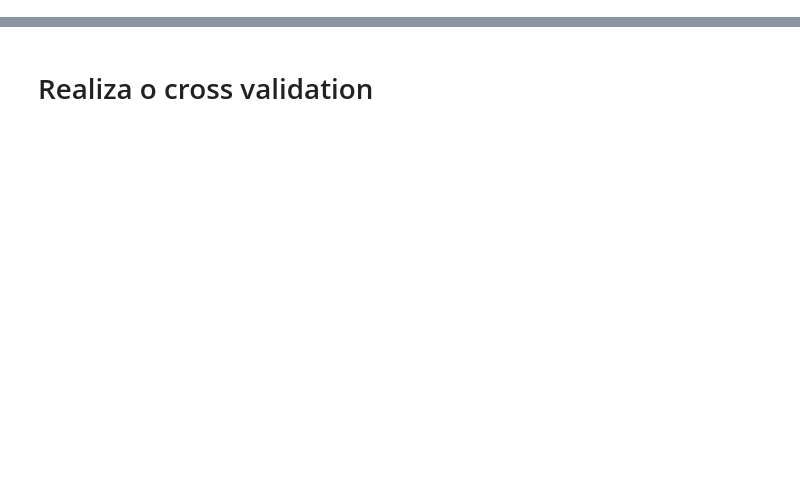
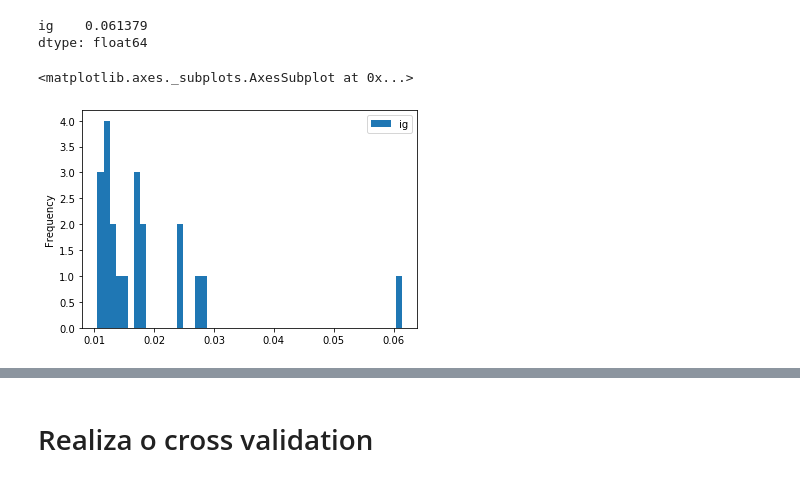
Before and after one commit to markuvinicius/monografia_pece, a Jupyter notebook: jupyter-notebooks/twitter_analysis.ipynb, the cells around one changed output, grey strips where cells are left out. Drawn from its saved outputs; the diff is of its cells as text; code cells hidden in the pictures; blank space fills up the shorter version.

```diff
--- a/jupyter-notebooks/twitter_analysis.ipynb
+++ b/jupyter-notebooks/twitter_analysis.ipynb
@@ -187,7 +244,7 @@ Name: target, dtype: float64
 # %%
 full_data['clean_text'] = full_data['stem_words'].apply(lambda t: str(' '.join(t)))
 
-count_vect = CountVectorizer()
+count_vect = CountVectorizer(strip_accents='ascii', vocabulary=features.keys())
 X_TF = count_vect.fit_transform(full_data['clean_text'])
 print(X_TF.shape)
 # %% [output]
@@ -204,0 +252,7 @@ print(X_TF.toarray())
+# %%
+from sklearn.feature_selection import mutual_info_classif
+
+Y = full_data['target']
+res = dict(zip(count_vect.get_feature_names(),
+               mutual_info_classif(X_TF, Y, discrete_features=True)
+               ))
@@ -204,0 +265,10 @@ print(X_TF.toarray())
+# %%
+features = {}
+
+for key in res.keys():
+    if res[key] >= 0.01:
+        features[key] = res[key]
+
+
+print(len(res))
+print(len(features))
@@ -204,0 +278,3 @@ print(X_TF.toarray())
+# %%
+ig = pd.DataFrame.from_dict(features, orient='index', columns=['ig'] )
+ig.head(-1)
@@ -204,0 +299,11 @@ print(X_TF.toarray())
+# %%
+ig.max()
+# %% [output]
+ig    0.061379
+dtype: float64
+# %%
+%matplotlib inline
+ig.plot.hist(bins=50)
+# %% [output]
+<matplotlib.axes._subplots.AxesSubplot at 0x...>
+[figure, added]
```
Also changed, not shown: parts of 34 cells of this notebook, 3 other files.
